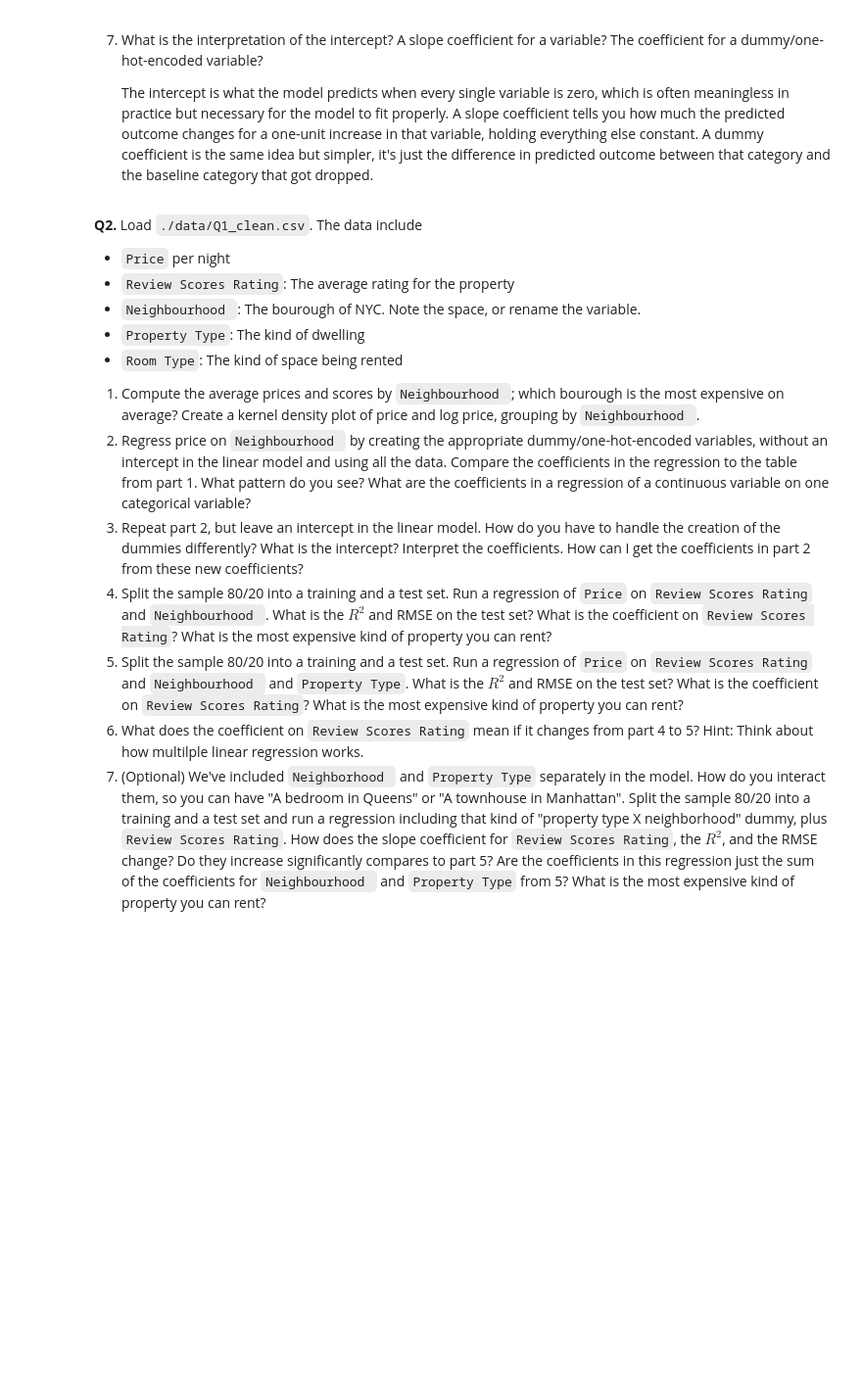
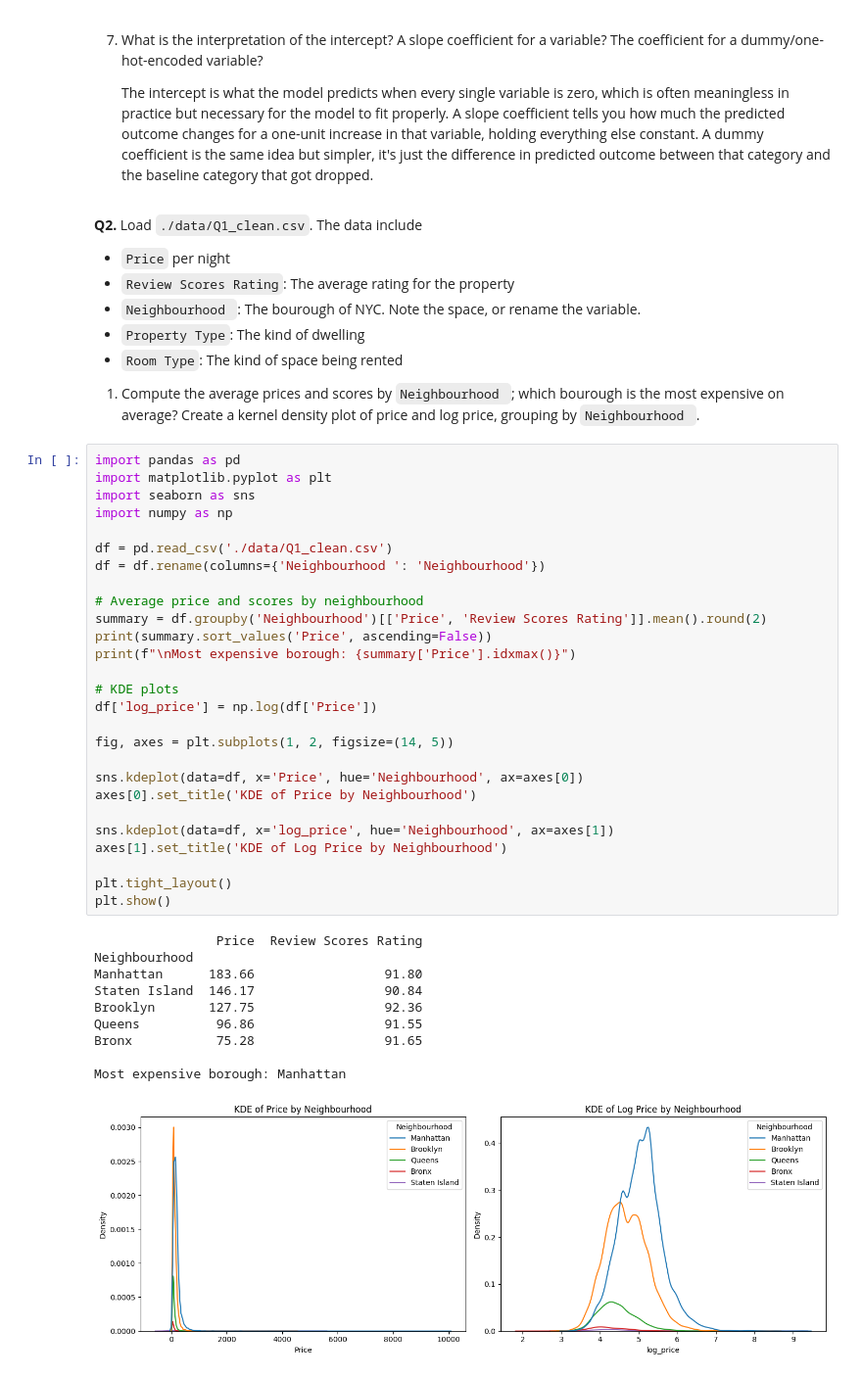
Before and after one commit to elyse-undan/linear_models, a Jupyter notebook: assignment/assignment.ipynb, the cells around one changed output. Shown at 98% size. Saved outputs shown, nothing was run; the diff lists cells and outputs as text; blank space fills up the shorter version.

```diff
--- a/assignment/assignment.ipynb
+++ b/assignment/assignment.ipynb
@@ -40,9 +40,41 @@
 - `Room Type`: The kind of space being rented
 
 1. Compute the average prices and scores by `Neighbourhood `; which bourough is the most expensive on average? Create a kernel density plot of price and log price, grouping by `Neighbourhood `.
-2. Regress price on `Neighbourhood ` by creating the appropriate dummy/one-hot-encoded variables, without an intercept in the linear model and using all the data. Compare the coefficients in the regression to the table from part 1. What pattern do you see? What are the coefficients in a regression of a continuous variable on one categorical variable?
-3. Repeat part 2, but leave an intercept in the linear model. How do you have to handle the creation of the dummies differently? What is the intercept? Interpret the coefficients. How can I get the coefficients in part 2 from these new coefficients?
-4. Split the sample 80/20 into a training and a test set. Run a regression of `Price` on `Review Scores Rating` and `Neighbourhood `. What is the $R^2$ and RMSE on the test set? What is the coefficient on `Review Scores Rating`? What is the most expensive kind of property you can rent?
-5. Split the sample 80/20 into a training and a test set. Run a regression of `Price` on `Review Scores Rating` and `Neighbourhood ` and `Property Type`. What is the $R^2$ and RMSE on the test set? What is the coefficient on `Review Scores Rating`? What is the most expensive kind of property you can rent?
-6. What does the coefficient on `Review Scores Rating` mean if it changes from part 4 to 5? Hint: Think about how multilple linear regression works.
-7. (Optional) We've included `Neighborhood ` and `Property Type` separately in the model. How do you interact them, so you can have "A bedroom in Queens" or "A townhouse in Manhattan". Split the sample 80/20 into a training and a test set and run a regression including that kind of "property type X neighborhood" dummy, plus `Review Scores Rating`. How does the slope coefficient for `Review Scores Rating`, the $R^2$, and the RMSE change? Do they increase significantly compares to part 5? Are the coefficients in this regression just the sum of the coefficients for `Neighbourhood ` and `Property Type` from 5? What is the most expensive kind of property you can rent?
+# %%
+import pandas as pd
+import matplotlib.pyplot as plt
+import seaborn as sns
+import numpy as np
+
+df = pd.read_csv('./data/Q1_clean.csv')
+df = df.rename(columns={'Neighbourhood ': 'Neighbourhood'})
+
+# Average price and scores by neighbourhood
+summary = df.groupby('Neighbourhood')[['Price', 'Review Scores Rating']].mean().round(2)
+print(summary.sort_values('Price', ascending=False))
+print(f"\nMost expensive borough: {summary['Price'].idxmax()}")
+
+# KDE plots
+df['log_price'] = np.log(df['Price'])
+
+fig, axes = plt.subplots(1, 2, figsize=(14, 5))
+
+sns.kdeplot(data=df, x='Price', hue='Neighbourhood', ax=axes[0])
+axes[0].set_title('KDE of Price by Neighbourhood')
+
+sns.kdeplot(data=df, x='log_price', hue='Neighbourhood', ax=axes[1])
+axes[1].set_title('KDE of Log Price by Neighbourhood')
+
+plt.tight_layout()
+plt.show()
+# %% [output]
+                Price  Review Scores Rating
+Neighbourhood
+Manhattan      183.66                 91.80
+Staten Island  146.17                 90.84
+Brooklyn       127.75                 92.36
+Queens          96.86                 91.55
+Bronx           75.28                 91.65
+
+Most expensive borough: Manhattan
+[figure, added]
```
Also changed, not shown: parts of 35 cells of this notebook.
